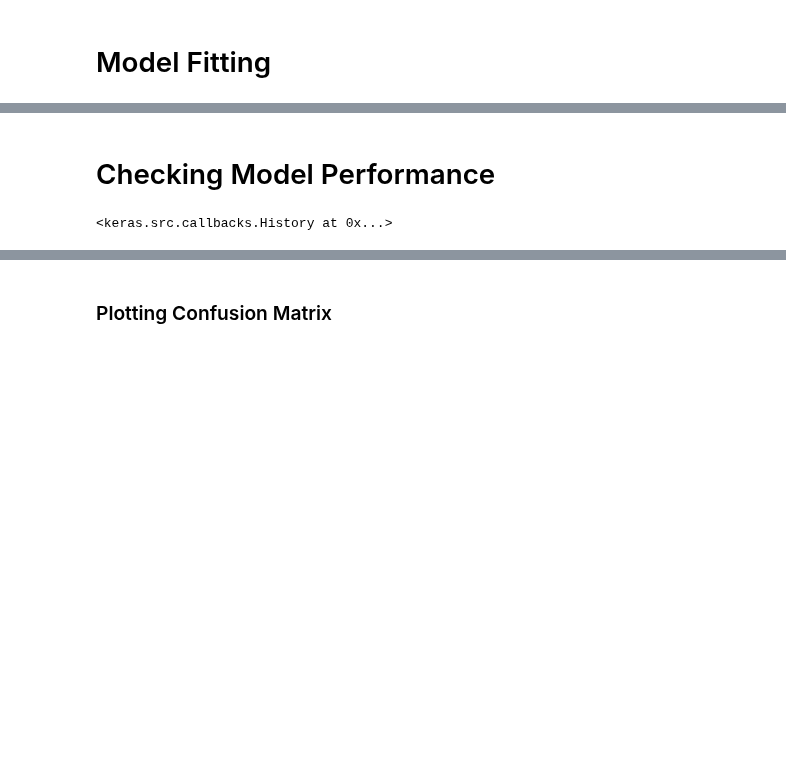
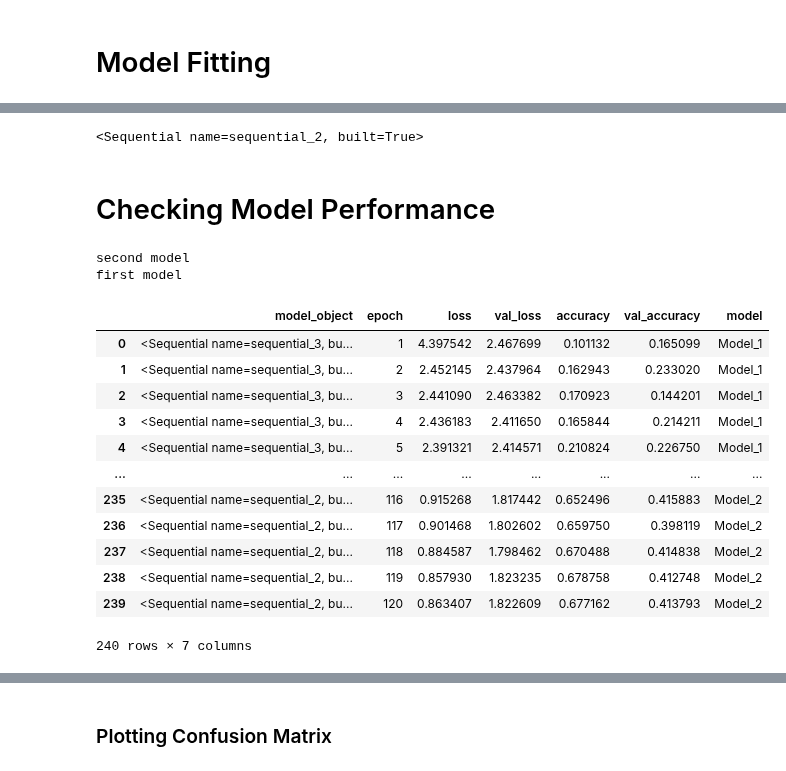
Before and after one commit to MocanuPaulC/DL-assignment, a Jupyter notebook: part_1/2_1_train_age_model.ipynb, the cells around one changed output, grey strips where cells are left out. Saved outputs shown, nothing was run; the diff lists cells and outputs as text; code cells hidden in the pictures; blank space fills up the shorter version.

```diff
--- a/part_1/2_1_train_age_model.ipynb
+++ b/part_1/2_1_train_age_model.ipynb
@@ -217,3 +216,7 @@ Epoch 60/60
+# %%
+model
+# %% [output]
+<Sequential name=sequential_2, built=True>
 # %% [markdown]
 # Checking Model Performance
 # %%
@@ -223,23 +226,42 @@ histories.insert(history)
 # %%
 df_list = []
 for i, hist in enumerate(histories):
     epochs = range(1, len(hist.history['loss']) + 1)
+    if hist==history:
+        print("first model")
+    else:
+        print("second model")
+
     df = pd.DataFrame({
-        'model_object': model if hist==history else final_cnn_history,
+        'model_object': model if hist==history else final_cnn,
         'epoch': list(epochs),
         'loss': hist.history['loss'],
         'val_loss': hist.history['val_loss'],
         'accuracy': hist.history['accuracy'],
         'val_accuracy': hist.history['val_accuracy']
     })
     df['model'] = f"Model_{i+1}"
     df_list.append(df)
 
 # Combine the DataFrames into one
 df_combined = pd.concat(df_list, ignore_index=True)
 df_combined
 # %% [output]
-<keras.src.callbacks.History at 0x...>
+second model
+first model
+|  | model_object | epoch | loss | val_loss | accuracy | val_accuracy | model |
+| 0 | <Sequential name=sequential_3, bu... | 1 | 4.397542 | 2.467699 | 0.101132 | 0.165099 | Model_1 |
+| 1 | <Sequential name=sequential_3, bu... | 2 | 2.452145 | 2.437964 | 0.162943 | 0.233020 | Model_1 |
+| 2 | <Sequential name=sequential_3, bu... | 3 | 2.441090 | 2.463382 | 0.170923 | 0.144201 | Model_1 |
+| 3 | <Sequential name=sequential_3, bu... | 4 | 2.436183 | 2.411650 | 0.165844 | 0.214211 | Model_1 |
+| 4 | <Sequential name=sequential_3, bu... | 5 | 2.391321 | 2.414571 | 0.210824 | 0.226750 | Model_1 |
+| ... | ... | ... | ... | ... | ... | ... | ... |
+| 235 | <Sequential name=sequential_2, bu... | 116 | 0.915268 | 1.817442 | 0.652496 | 0.415883 | Model_2 |
+| 236 | <Sequential name=sequential_2, bu... | 117 | 0.901468 | 1.802602 | 0.659750 | 0.398119 | Model_2 |
+| 237 | <Sequential name=sequential_2, bu... | 118 | 0.884587 | 1.798462 | 0.670488 | 0.414838 | Model_2 |
+| 238 | <Sequential name=sequential_2, bu... | 119 | 0.857930 | 1.823235 | 0.678758 | 0.412748 | Model_2 |
+| 239 | <Sequential name=sequential_2, bu... | 120 | 0.863407 | 1.822609 | 0.677162 | 0.413793 | Model_2 |
+240 rows × 7 columns
 # %%
 models = df_combined['model'].unique()
 # %%
```
Also changed, not shown: parts of 15 cells of this notebook, 4 other files.
